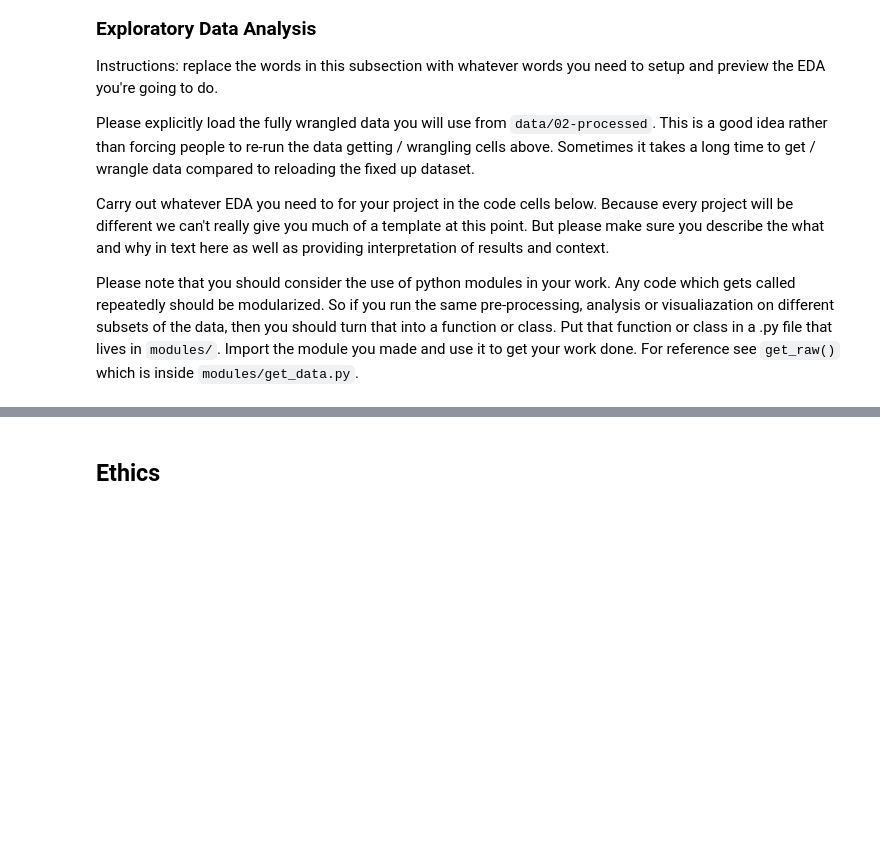
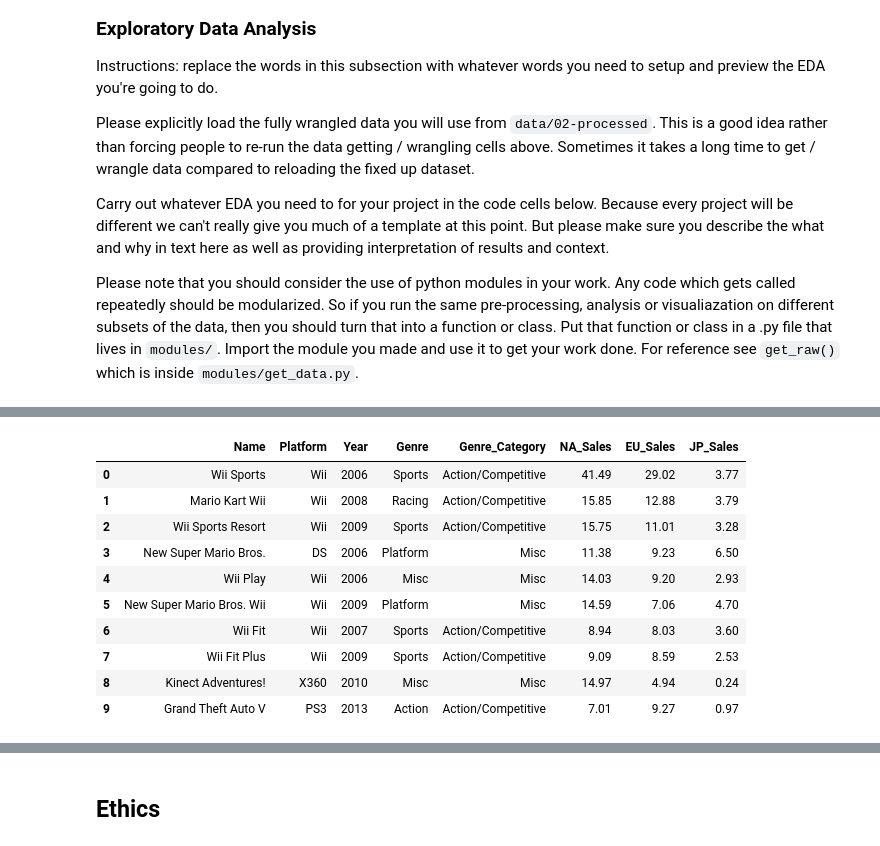
Before and after one commit to COGS108/Group015_WI26, a Jupyter notebook: 02-EDACheckpoint.ipynb, the cells around one changed output, grey strips where cells are left out. Saved outputs shown, nothing was run; the diff lists cells and outputs as text; code cells hidden in the pictures; blank space fills up the shorter version.

```diff
--- a/02-EDACheckpoint.ipynb
+++ b/02-EDACheckpoint.ipynb
@@ -152,0 +147,45 @@ Some more words and stuff.  Remember notebooks work best if you interleave the c
+# %%
+import pandas as pd
+import numpy as np
+import matplotlib.pyplot as plt
+import seaborn as sns
+from scipy import stats
+
+df = pd.read_csv('data/02-processed/videogamesales_clean.csv')
+
+# Mapping 12 genres into 4 broader categories
+genre_mapping = {
+    'Action': 'Action/Competitive', 'Shooter': 'Action/Competitive',
+    'Fighting': 'Action/Competitive', 'Racing': 'Action/Competitive',
+    'Sports': 'Action/Competitive', 'Role-Playing': 'Narrative',
+    'Adventure': 'Narrative', 'Strategy': 'Strategy/Cognitive',
+    'Simulation': 'Strategy/Cognitive', 'Puzzle': 'Strategy/Cognitive',
+    'Misc': 'Misc', 'Platform': 'Misc'
+}
+df['Genre_Category'] = df['Genre'].map(genre_mapping)
+
+# Filter the 2006-2015, 6 platforms
+platforms = ['PS3', 'X360', 'Wii', 'DS', 'PSP', 'PC']
+df_filtered = df[
+    (df['Year'].between(2006, 2015, inclusive='both')) &
+    (df['Platform'].isin(platforms))
+].copy()
+
+# Genre ordering for consistent visualization
+genre_order = ['Action/Competitive', 'Narrative', 'Strategy/Cognitive', 'Misc']
+region_order = ['NA', 'EU', 'JP']
+
+# Showing first few rows of filtered data
+df_filtered[['Name', 'Platform', 'Year', 'Genre', 'Genre_Category', 'NA_Sales', 'EU_Sales', 'JP_Sales']].head(10)
+# %% [output]
+|  | Name | Platform | Year | Genre | Genre_Category | NA_Sales | EU_Sales | JP_Sales |
+| 0 | Wii Sports | Wii | 2006 | Sports | Action/Competitive | 41.49 | 29.02 | 3.77 |
+| 1 | Mario Kart Wii | Wii | 2008 | Racing | Action/Competitive | 15.85 | 12.88 | 3.79 |
+| 2 | Wii Sports Resort | Wii | 2009 | Sports | Action/Competitive | 15.75 | 11.01 | 3.28 |
+| 3 | New Super Mario Bros. | DS | 2006 | Platform | Misc | 11.38 | 9.23 | 6.50 |
+| 4 | Wii Play | Wii | 2006 | Misc | Misc | 14.03 | 9.20 | 2.93 |
+| 5 | New Super Mario Bros. Wii | Wii | 2009 | Platform | Misc | 14.59 | 7.06 | 4.70 |
+| 6 | Wii Fit | Wii | 2007 | Sports | Action/Competitive | 8.94 | 8.03 | 3.60 |
+| 7 | Wii Fit Plus | Wii | 2009 | Sports | Action/Competitive | 9.09 | 8.59 | 2.53 |
+| 8 | Kinect Adventures! | X360 | 2010 | Misc | Misc | 14.97 | 4.94 | 0.24 |
+| 9 | Grand Theft Auto V | PS3 | 2013 | Action | Action/Competitive | 7.01 | 9.27 | 0.97 |
```
Also changed, not shown: parts of 23 cells of this notebook.
